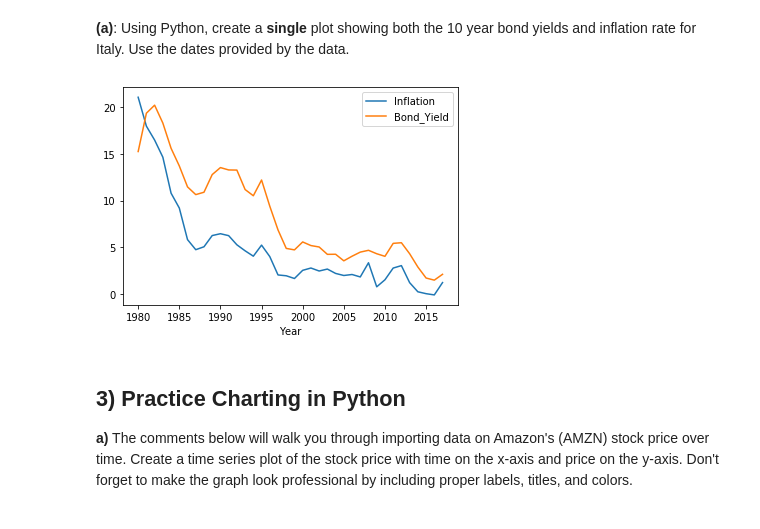
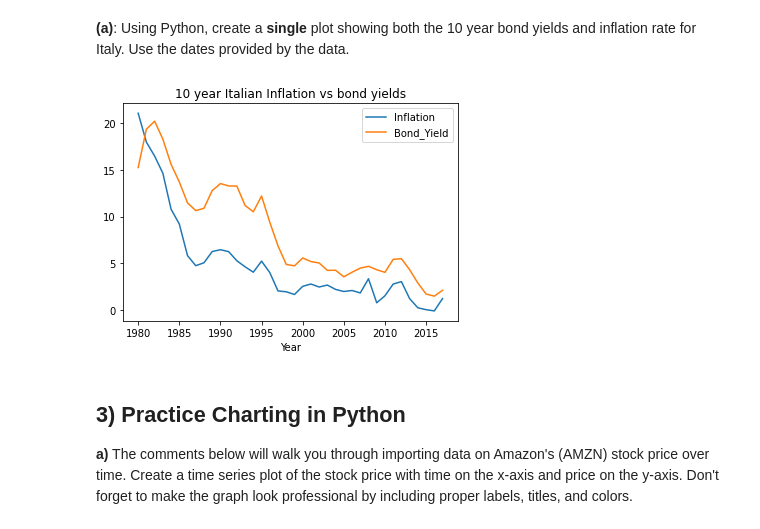
Before and after one commit to TBrost/Econ_381_Solow_Romer_Model, a Jupyter notebook: Graphs/AP_LR_TimeSeriesGraphs.ipynb, the cells around one changed output. Drawn from its saved outputs; the diff is of its cells as text; code cells hidden in the pictures.

```diff
--- a/Graphs/AP_LR_TimeSeriesGraphs.ipynb
+++ b/Graphs/AP_LR_TimeSeriesGraphs.ipynb
@@ -90,21 +102,23 @@ __(a)__: Using Python, create a __single__ plot showing both the 10 year bond yi
 # %%
 # Import data
 inflation_url = "https://raw.githubusercontent.com/dylanjm/econ_381_development/master/data/ch08_italy_inflation.csv"
 inflation = pd.read_csv(inflation_url,header=0, names=['Date', 'Inflation'])
 
 bond_url = "https://raw.githubusercontent.com/dylanjm/econ_381_development/master/data/ch08_italy_bond.csv"
 bond = pd.read_csv(bond_url,header=0, names=['Date', 'Bond_Yield'])
 
 # Merge dataframes
 italy_rates = pd.merge(inflation, bond, on='Date', how='outer')
 
 # Plot
 italy_rates['Date'] = pd.to_datetime(italy_rates['Date'])
 italy_rates['Year'] = italy_rates['Date'].dt.year
 italy_rates.plot(x = 'Year', y = ['Inflation', 'Bond_Yield'], kind = 'line')
+plt.title("10 year Italian Inflation vs bond yields")
+#added title
 plt.show()
 # %% [output]
-[figure, old version]
+[figure, new version]
 # %% [markdown]
 ## 3) Practice Charting in Python
 
```
Also changed, not shown: parts of 5 cells of this notebook.
